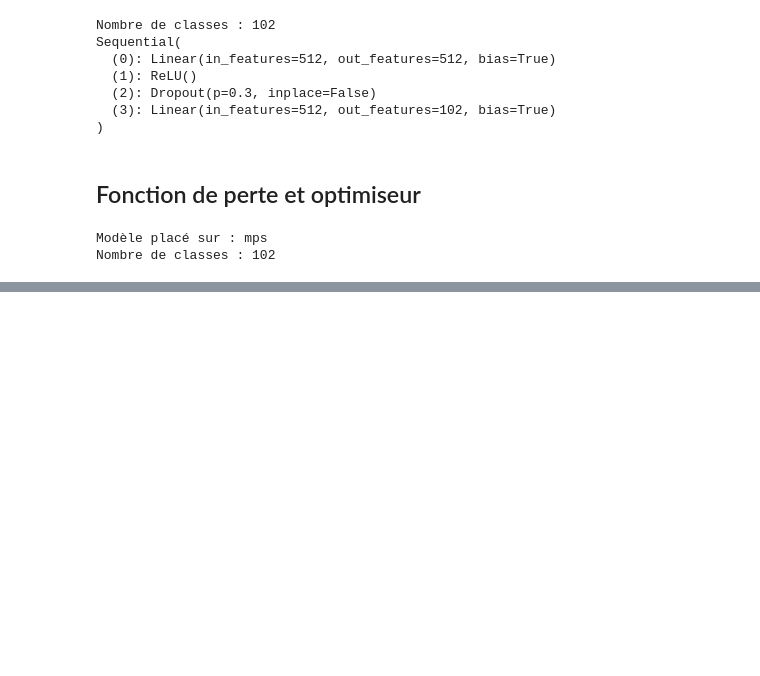
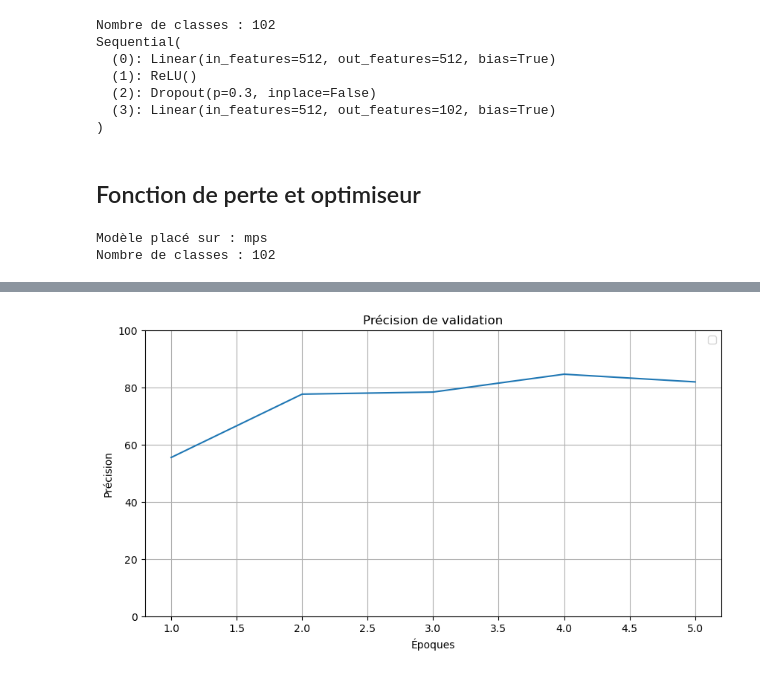
Before and after one commit to DonBos27/flowers-classification-pytorch, a Jupyter notebook: notebooks/Image Classifier Project.ipynb, the cells around one changed output, grey strips where cells are left out. Drawn from its saved outputs; the diff is of its cells as text; code cells hidden in the pictures; blank space fills up the shorter version.

```diff
--- a/notebooks/Image Classifier Project.ipynb
+++ b/notebooks/Image Classifier Project.ipynb
@@ -293,0 +465,13 @@ Nombre de classes : 102
+# %%
+plt.figure(figsize=(10, 5))
+
+plt.plot(epochs_range, np.array(history["valid_accuracy"]) * 100)
+plt.xlabel("Époques")
+plt.ylabel("Précision")
+plt.title("Précision de validation")
+plt.ylim(0, 100)
+plt.legend()
+plt.grid(True)
+plt.show()
+# %% [output]
+[figure, added]
```
Also changed, not shown: parts of 6 cells of this notebook.
